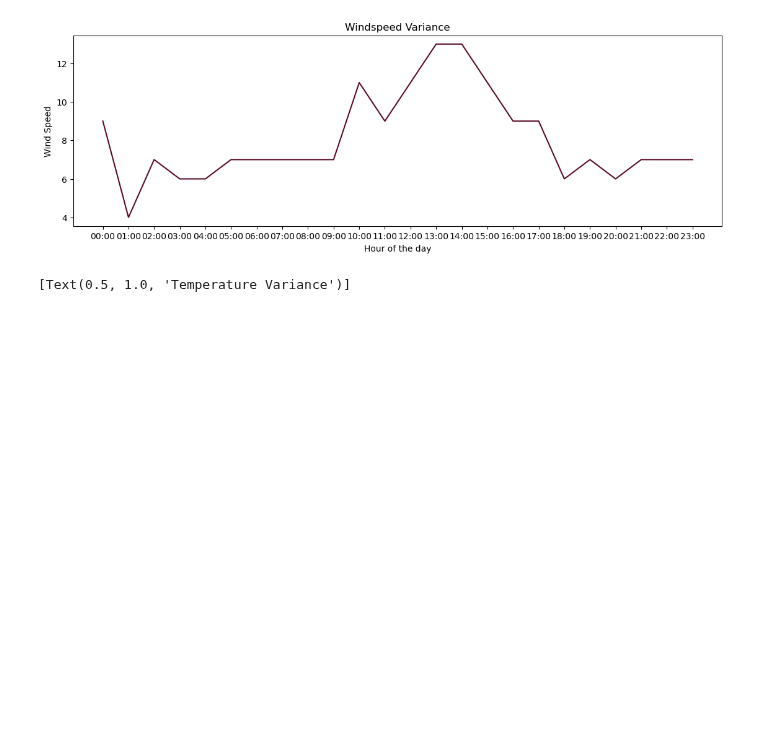
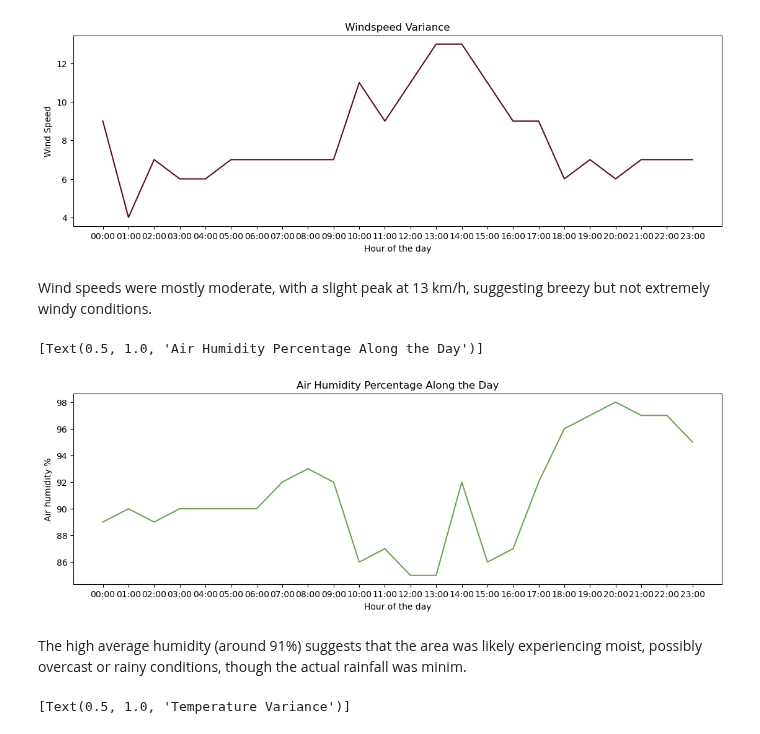
Before and after one commit to FabianeCancian/computer-infrastructure, a Jupyter notebook: weather.ipynb, the cells around one changed output. Cells and saved outputs as stored; diff of their text form; code cells hidden in the pictures; blank space fills up the shorter version.

```diff
--- a/weather.ipynb
+++ b/weather.ipynb
@@ -42,7 +42,7 @@ import matplotlib.pyplot as plt
 import seaborn as sns
 # %%
 # Load the dataset.
-df = pd.read_json('weather/weather.json')
+df = pd.read_json('data/weather/weather.json')
 # Let's have a look
 df
 # %% [output]
@@ -104,6 +104,19 @@ sns.lineplot(data=df, x='reportTime', y='windSpeed', color='#5a0a29').set(title=
 # %% [output]
 [Text(0.5, 1.0, 'Windspeed Variance')]
 [figure]
+# %% [markdown]
+Wind speeds were mostly moderate, with a slight peak at 13 km/h, suggesting breezy but not extremely windy conditions.
+# %%
+#Plot the Temperature variance during the day.
+plt.figure(figsize=(13.5, 4))
+plt.xlabel("Hour of the day")
+plt.ylabel("Air humidity %")
+sns.lineplot(data=df, x='reportTime', y='humidity', color='#6ca254').set(title='Air Humidity Percentage Along the Day')
+# %% [output]
+[Text(0.5, 1.0, 'Air Humidity Percentage Along the Day')]
+[figure, added]
+# %% [markdown]
+The high average humidity (around 91%) suggests that the area was likely experiencing moist, possibly overcast or rainy conditions, though the actual rainfall was minim.
 # %%
 #Plot the Temperature variance during the day.
 plt.figure(figsize=(13.5, 4))
```
Also changed, not shown: parts of 3 cells of this notebook, 1 other file.
